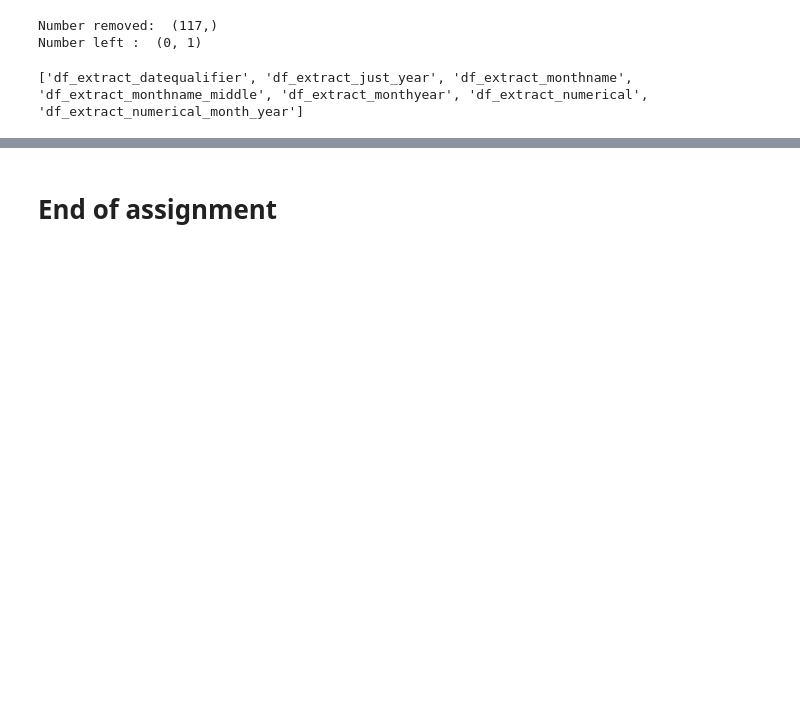
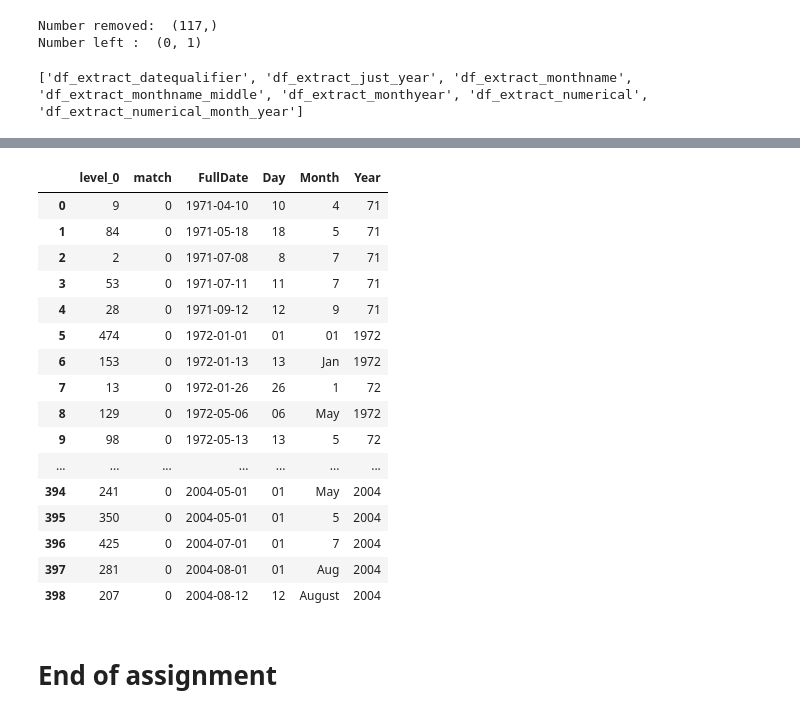
Before and after one commit to sjtalkar/StartHereTemplates, a Jupyter notebook: RegularExpressions.ipynb, the cells around one changed output, grey strips where cells are left out. Cells and saved outputs as stored; diff of their text form; code cells hidden in the pictures; blank space fills up the shorter version.

Commit message:
Output beofe polishing it off

```diff
--- a/RegularExpressions.ipynb
+++ b/RegularExpressions.ipynb
@@ -486,0 +464,13 @@ new_df
+# %%
+#Alternative
+#output = output.append(df5[~df5.level_0.isin(output.level_0)])
+
+
+new_df = pd.concat([df_extract_just_year, df_extract_monthname, df_extract_monthname_middle, df_extract_monthyear, df_extract_numerical, df_extract_numerical_month_year])
+
+new_df.sort_index(inplace=True)
+
+new_df1 = new_df.reset_index()
+new_df1 = new_df1.sort_values(["FullDate", "level_0"]).reset_index(drop=True)
+
+new_df1.level_0
@@ -487,3 +495,23 @@ new_df
+# %%
+new_df1
+# %% [output]
+|  | level_0 | match | FullDate | Day | Month | Year |
+| 0 | 9 | 0 | 1971-04-10 | 10 | 4 | 71 |
+| 1 | 84 | 0 | 1971-05-18 | 18 | 5 | 71 |
+| 2 | 2 | 0 | 1971-07-08 | 8 | 7 | 71 |
+| 3 | 53 | 0 | 1971-07-11 | 11 | 7 | 71 |
+| 4 | 28 | 0 | 1971-09-12 | 12 | 9 | 71 |
+| 5 | 474 | 0 | 1972-01-01 | 01 | 01 | 1972 |
+| 6 | 153 | 0 | 1972-01-13 | 13 | Jan | 1972 |
+| 7 | 13 | 0 | 1972-01-26 | 26 | 1 | 72 |
+| 8 | 129 | 0 | 1972-05-06 | 06 | May | 1972 |
+| 9 | 98 | 0 | 1972-05-13 | 13 | 5 | 72 |
+| ... | ... | ... | ... | ... | ... | ... |
+| 394 | 241 | 0 | 2004-05-01 | 01 | May | 2004 |
+| 395 | 350 | 0 | 2004-05-01 | 01 | 5 | 2004 |
+| 396 | 425 | 0 | 2004-07-01 | 01 | 7 | 2004 |
+| 397 | 281 | 0 | 2004-08-01 | 01 | Aug | 2004 |
+| 398 | 207 | 0 | 2004-08-12 | 12 | August | 2004 |
 # %%
 def date_sorter():
 
```
Also changed, not shown: parts of 3 cells of this notebook.
